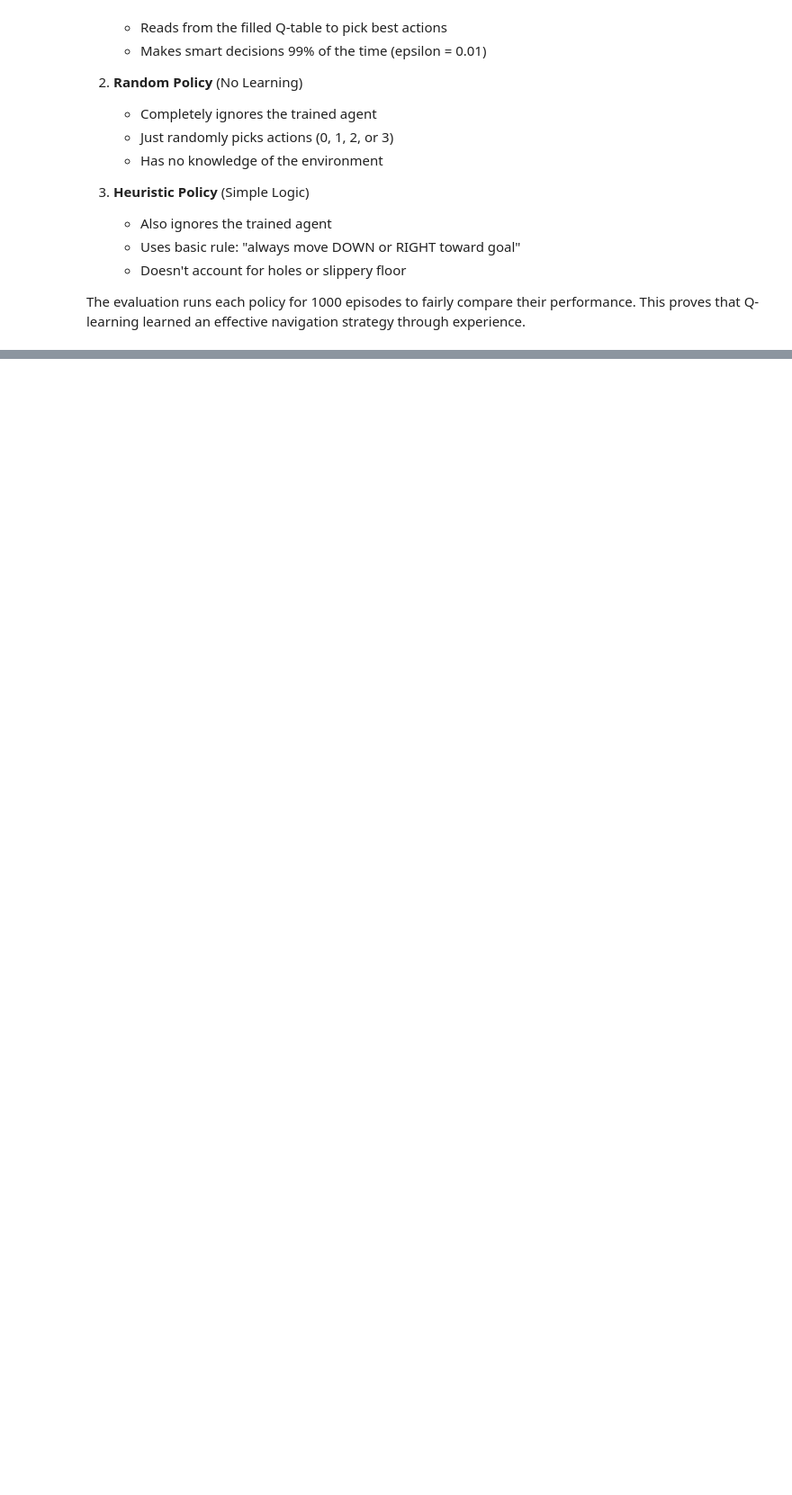
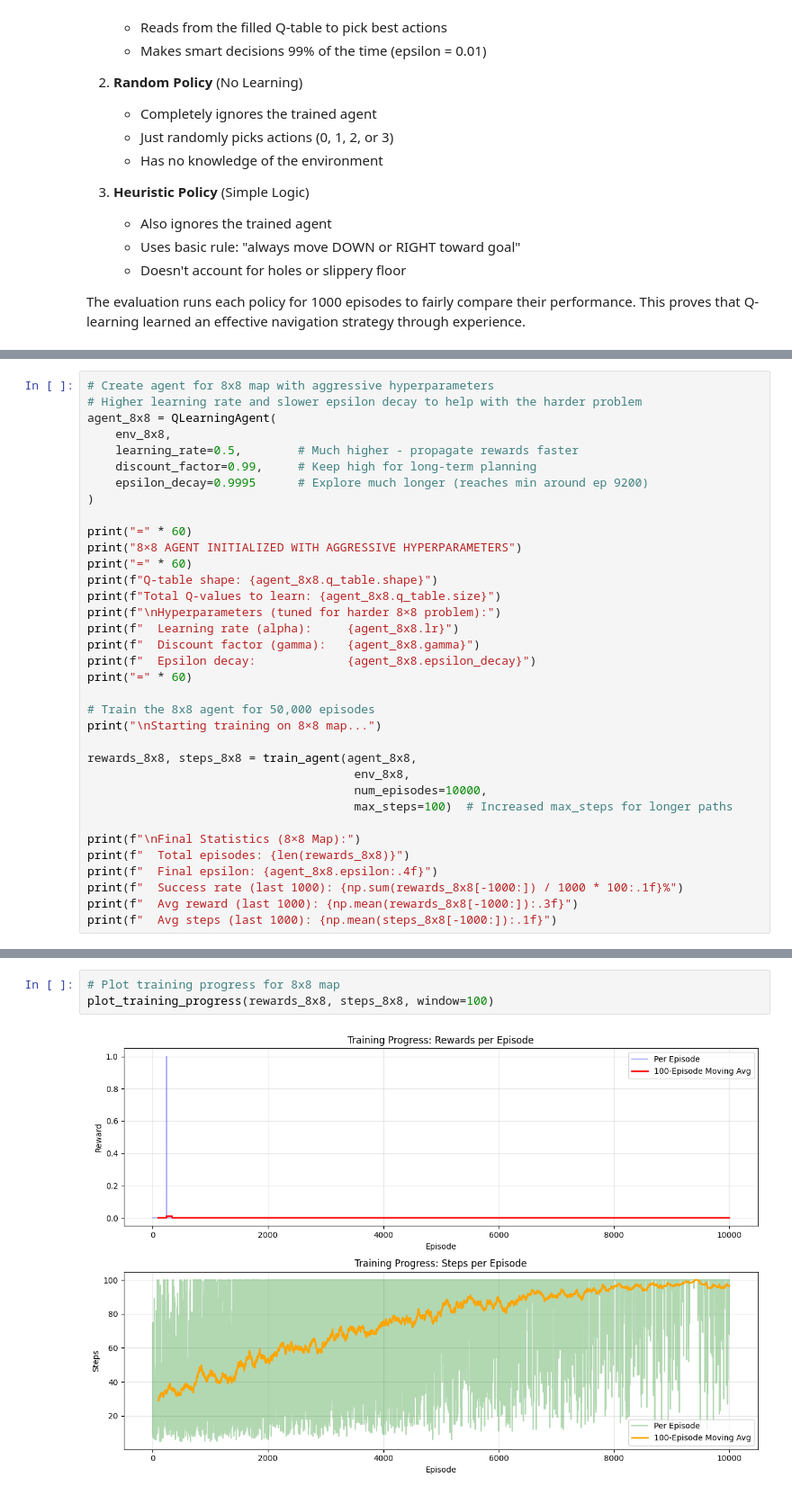
Before and after one commit to QuasimodoCodes/4610-Final, a Jupyter notebook: warehouse_robot_rl/warehouse_robot_rl.ipynb, the cells around one changed output, grey strips where cells are left out. Shown: that part at 90% size. Drawn from its saved outputs; the diff is of its cells as text; blank space fills up the shorter version.

```diff
--- a/warehouse_robot_rl/warehouse_robot_rl.ipynb
+++ b/warehouse_robot_rl/warehouse_robot_rl.ipynb
@@ -775,0 +1169,35 @@ Heuristic Policy (Simple Logic):
+# %%
+# Create agent for 8x8 map with aggressive hyperparameters
+# Higher learning rate and slower epsilon decay to help with the harder problem
+agent_8x8 = QLearningAgent(
+    env_8x8,
+    learning_rate=0.5,        # Much higher - propagate rewards faster
+    discount_factor=0.99,     # Keep high for long-term planning
+    epsilon_decay=0.9995      # Explore much longer (reaches min around ep 9200)
+)
+
+print("=" * 60)
+print("8×8 AGENT INITIALIZED WITH AGGRESSIVE HYPERPARAMETERS")
+print("=" * 60)
+print(f"Q-table shape: {agent_8x8.q_table.shape}")
+print(f"Total Q-values to learn: {agent_8x8.q_table.size}")
+print(f"\nHyperparameters (tuned for harder 8×8 problem):")
+print(f"  Learning rate (alpha):     {agent_8x8.lr}")
+print(f"  Discount factor (gamma):   {agent_8x8.gamma}")
+print(f"  Epsilon decay:             {agent_8x8.epsilon_decay}")
+print("=" * 60)
+
+# Train the 8x8 agent for 50,000 episodes
+print("\nStarting training on 8×8 map...")
+
+rewards_8x8, steps_8x8 = train_agent(agent_8x8,
+                                      env_8x8,
+                                      num_episodes=10000,
+                                      max_steps=100)  # Increased max_steps for longer paths
+
+print(f"\nFinal Statistics (8×8 Map):")
+print(f"  Total episodes: {len(rewards_8x8)}")
+print(f"  Final epsilon: {agent_8x8.epsilon:.4f}")
+print(f"  Success rate (last 1000): {np.sum(rewards_8x8[-1000:]) / 1000 * 100:.1f}%")
+print(f"  Avg reward (last 1000): {np.mean(rewards_8x8[-1000:]):.3f}")
+print(f"  Avg steps (last 1000): {np.mean(steps_8x8[-1000:]):.1f}")
@@ -775,0 +1224,5 @@ Heuristic Policy (Simple Logic):
+# %%
+# Plot training progress for 8x8 map
+plot_training_progress(rewards_8x8, steps_8x8, window=100)
+# %% [output]
+[figure, added]
```
Also changed, not shown: parts of 32 cells of this notebook, 1 other file.
